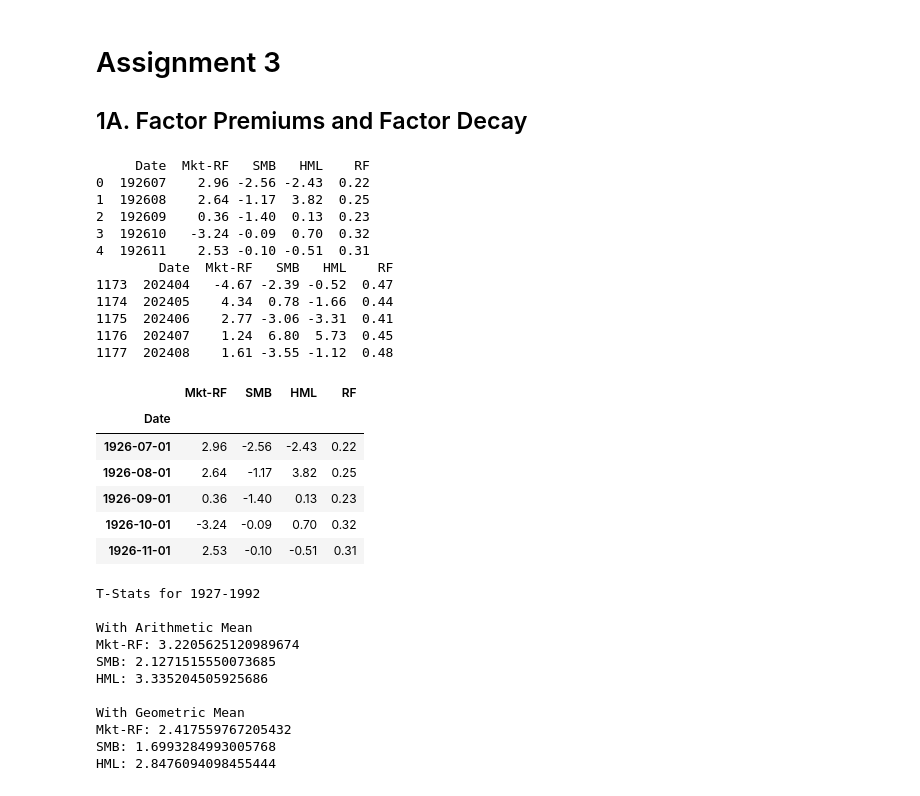
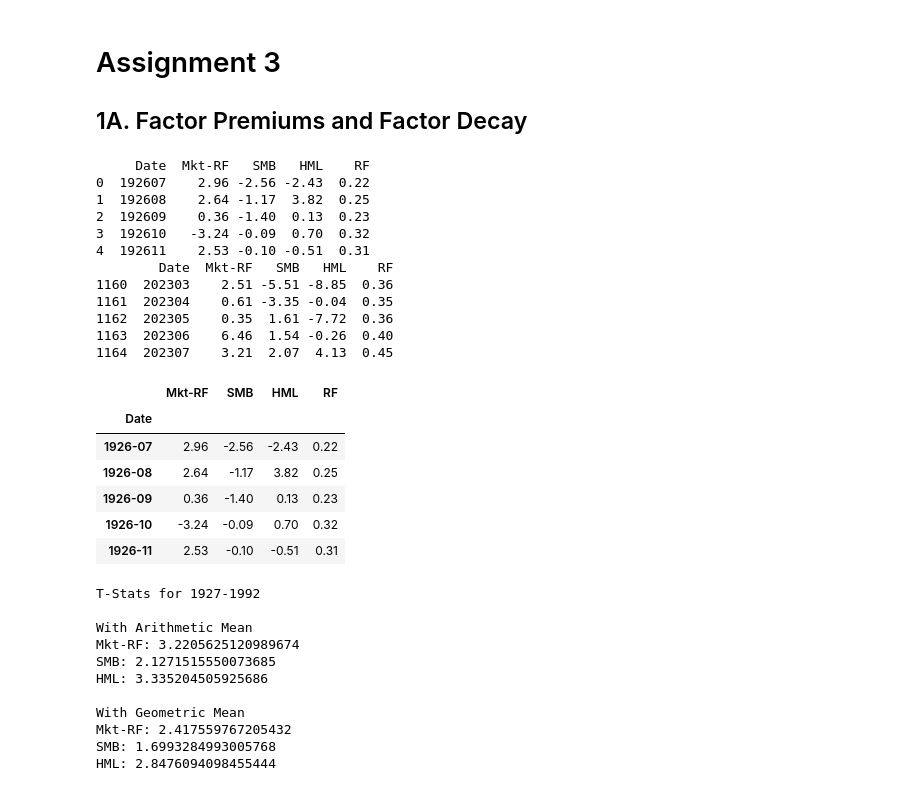
Before and after one commit to KiranReddy0808/FE5108-Portfolio-Theory-and-Investments, a Jupyter notebook: Assignment 3/Assignment3.ipynb, the cells around one changed output. Saved outputs shown, nothing was run; the diff lists cells and outputs as text; code cells hidden in the pictures.

```diff
--- a/Assignment 3/Assignment3.ipynb
+++ b/Assignment 3/Assignment3.ipynb
@@ -7,7 +7,7 @@ import pandas as pd
 import numpy as np
 
 # Read the monthly data CSV into a DataFrame and print the first and last few rows
-df_factors = pd.read_csv('F-F_Research_Data_Factors.CSV', skiprows=4, nrows=1178, header=None, names=['Date', 'Mkt-RF', 'SMB', 'HML', 'RF'])
+df_factors = pd.read_excel('class project data (FF MSCI) (July 2023).xlsx', sheet_name = 'FF - 3 factor returns', skiprows=4, nrows=1165, header=None, names=['Date', 'Mkt-RF', 'SMB', 'HML', 'RF'])
 
 # Display the head and tail of the DataFrame
 print(df_factors.head())
@@ -20,27 +20,28 @@ print(df_factors.tail())
 3  192610   -3.24 -0.09  0.70  0.32
 4  192611    2.53 -0.10 -0.51  0.31
         Date  Mkt-RF   SMB   HML    RF
-1173  202404   -4.67 -2.39 -0.52  0.47
-1174  202405    4.34  0.78 -1.66  0.44
-1175  202406    2.77 -3.06 -3.31  0.41
-1176  202407    1.24  6.80  5.73  0.45
-1177  202408    1.61 -3.55 -1.12  0.48
+1160  202303    2.51 -5.51 -8.85  0.36
+1161  202304    0.61 -3.35 -0.04  0.35
+1162  202305    0.35  1.61 -7.72  0.36
+1163  202306    6.46  1.54 -0.26  0.40
+1164  202307    3.21  2.07  4.13  0.45
 # %%
 # Change the Date column to a datetime object and set it as the index
 df_factors["Date"] = pd.to_datetime(df_factors["Date"], format='%Y%m')
+df_factors["Date"] = df_factors["Date"].dt.to_period('M')
 df_factors.set_index("Date", inplace=True)
 
 
 # Print the first few rows of the modified DataFrame
 df_factors.head()
 # %% [output]
 |  | Mkt-RF | SMB | HML | RF |
 | Date |  |  |  |  |
-| 1926-07-01 | 2.96 | -2.56 | -2.43 | 0.22 |
-| 1926-08-01 | 2.64 | -1.17 | 3.82 | 0.25 |
-| 1926-09-01 | 0.36 | -1.40 | 0.13 | 0.23 |
-| 1926-10-01 | -3.24 | -0.09 | 0.70 | 0.32 |
-| 1926-11-01 | 2.53 | -0.10 | -0.51 | 0.31 |
+| 1926-07 | 2.96 | -2.56 | -2.43 | 0.22 |
+| 1926-08 | 2.64 | -1.17 | 3.82 | 0.25 |
+| 1926-09 | 0.36 | -1.40 | 0.13 | 0.23 |
+| 1926-10 | -3.24 | -0.09 | 0.70 | 0.32 |
+| 1926-11 | 2.53 | -0.10 | -0.51 | 0.31 |
 # %%
 # Filter the dataframe for the two time periods
 df_1927_1992 = df_factors.loc['1927-01':'1992-12']
```
Also changed, not shown: parts of 14 cells of this notebook, 1 other file.
